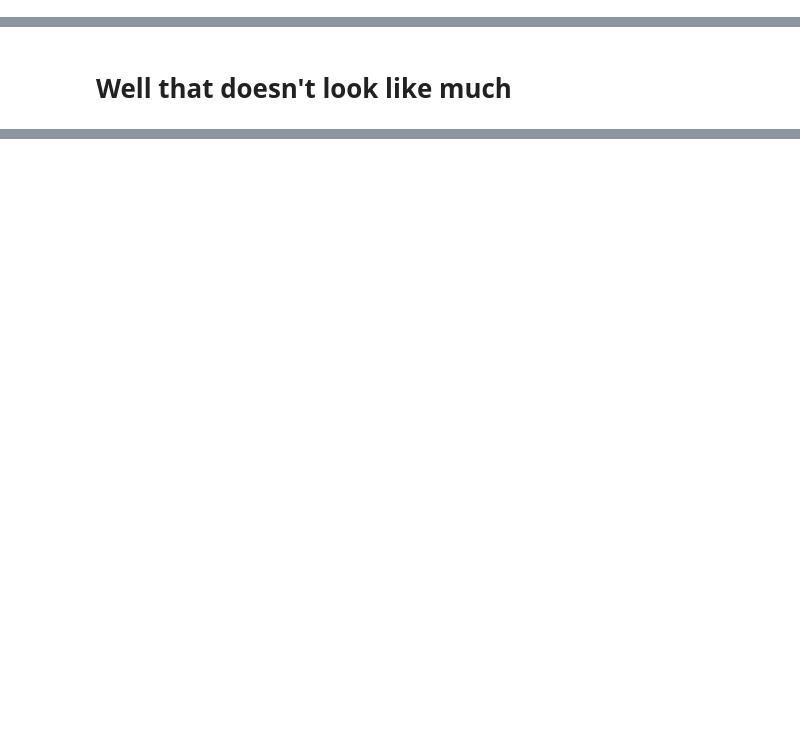
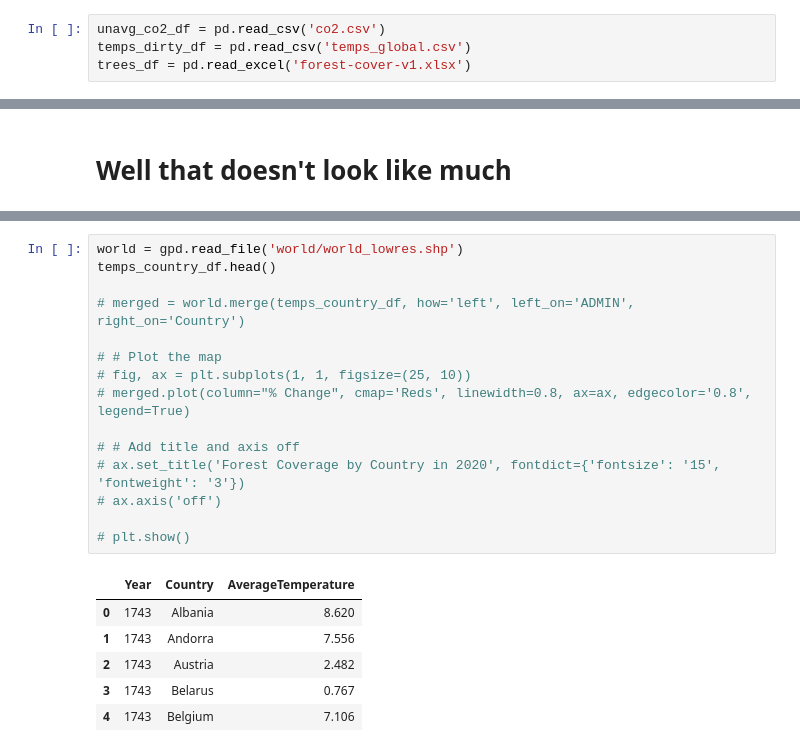
Before and after one commit to TylerRyan16/climate_change_data, a Jupyter notebook: DataStory.ipynb, the cells around one changed output, grey strips where cells are left out. Drawn from its saved outputs; the diff is of its cells as text; blank space fills up the shorter version.

```diff
--- a/DataStory.ipynb
+++ b/DataStory.ipynb
@@ -147,0 +48,4 @@ plt.show()
+# %%
+unavg_co2_df = pd.read_csv('co2.csv')
+temps_dirty_df = pd.read_csv('temps_global.csv')
+trees_df = pd.read_excel('forest-cover-v1.xlsx')
@@ -205,0 +214,22 @@ Text(0.5, 1.0, 'Yearly % Change in Forest Coverage in Switzerland')
+# %%
+world = gpd.read_file('world/world_lowres.shp')
+temps_country_df.head()
+
+# merged = world.merge(temps_country_df, how='left', left_on='ADMIN', right_on='Country')
+
+# # Plot the map
+# fig, ax = plt.subplots(1, 1, figsize=(25, 10))
+# merged.plot(column="% Change", cmap='Reds', linewidth=0.8, ax=ax, edgecolor='0.8', legend=True)
+
+# # Add title and axis off
+# ax.set_title('Forest Coverage by Country in 2020', fontdict={'fontsize': '15', 'fontweight': '3'})
+# ax.axis('off')
+
+# plt.show()
+# %% [output]
+|  | Year | Country | AverageTemperature |
+| 0 | 1743 | Albania | 8.620 |
+| 1 | 1743 | Andorra | 7.556 |
+| 2 | 1743 | Austria | 2.482 |
+| 3 | 1743 | Belarus | 0.767 |
+| 4 | 1743 | Belgium | 7.106 |
```
Also changed, not shown: parts of 50 cells of this notebook, 10 other files.
